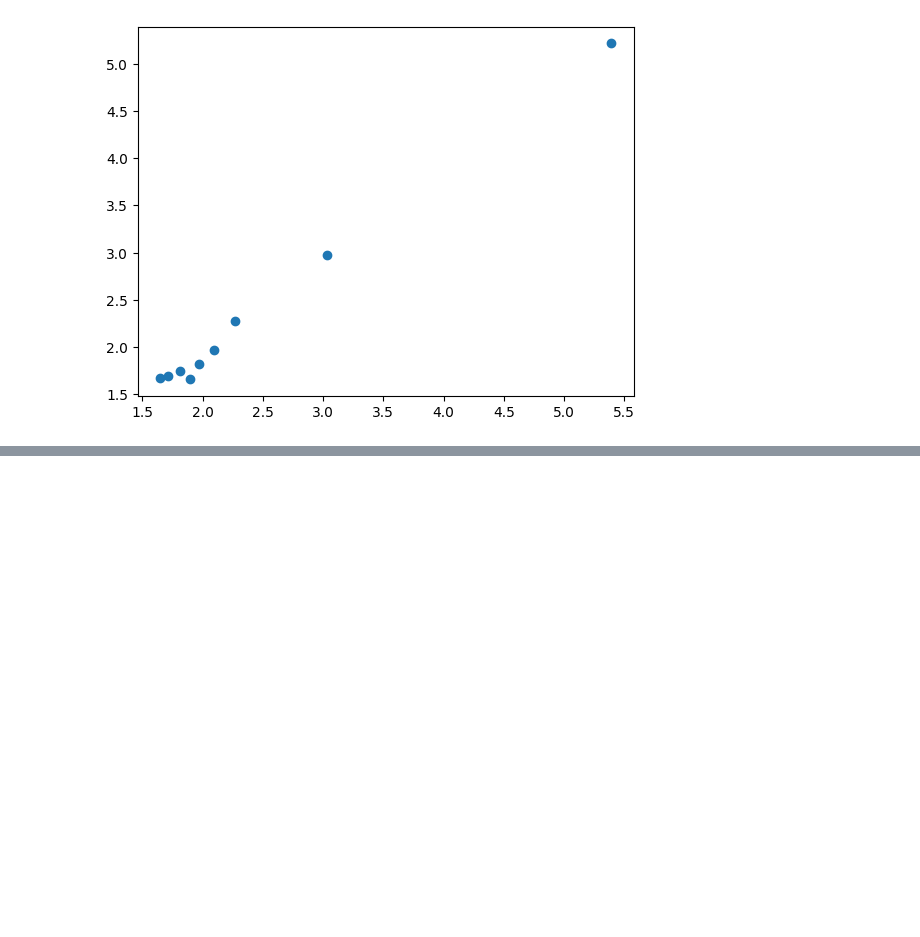
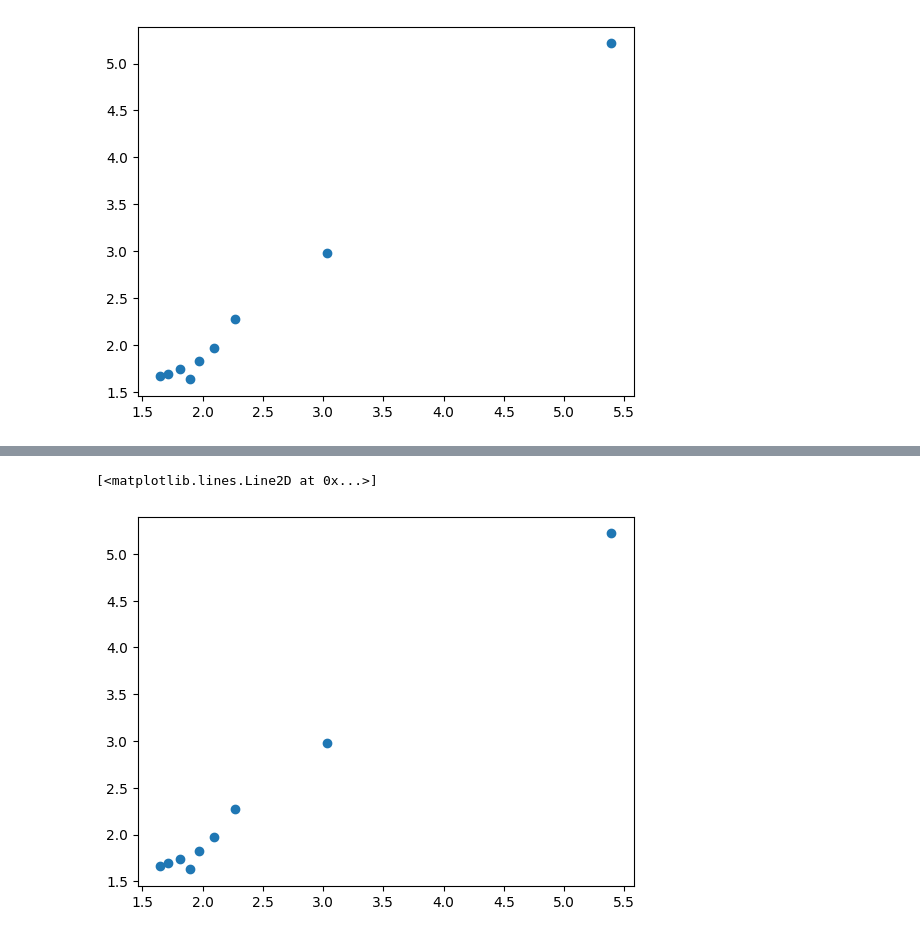
Before and after one commit to MWolfR/structuraltouchrandommodel, a Jupyter notebook: Fit and evaluate touch count model.ipynb, the cells around one changed output, grey strips where cells are left out. Cells and saved outputs as stored; diff of their text form; code cells hidden in the pictures; blank space fills up the shorter version.

```diff
--- a/Fit and evaluate touch count model.ipynb
+++ b/Fit and evaluate touch count model.ipynb
@@ -285,0 +290,4 @@ plt.gca().set_ylim(plt.gca().get_ylim()[::-1])
+# %%
+from fitting import randomize_edges_and_count
+
+M_random = randomize_edges_and_count(M_h, opt_model, 100, dbins)
@@ -285,0 +304,9 @@ plt.gca().set_ylim(plt.gca().get_ylim()[::-1])
+# %%
+# Validation 1: Mean in distance bins matches
+
+mn_data = M_h.edges.groupby("bin")["count"].mean()
+mn_model = M_random.edges.groupby("bin")["count"].mean()
+plt.plot(mn_data, mn_model, 'o')
+# %% [output]
+[<matplotlib.lines.Line2D at 0x...>]
+[figure, added]
```
Also changed, not shown: parts of 14 cells of this notebook, 2 other files.
